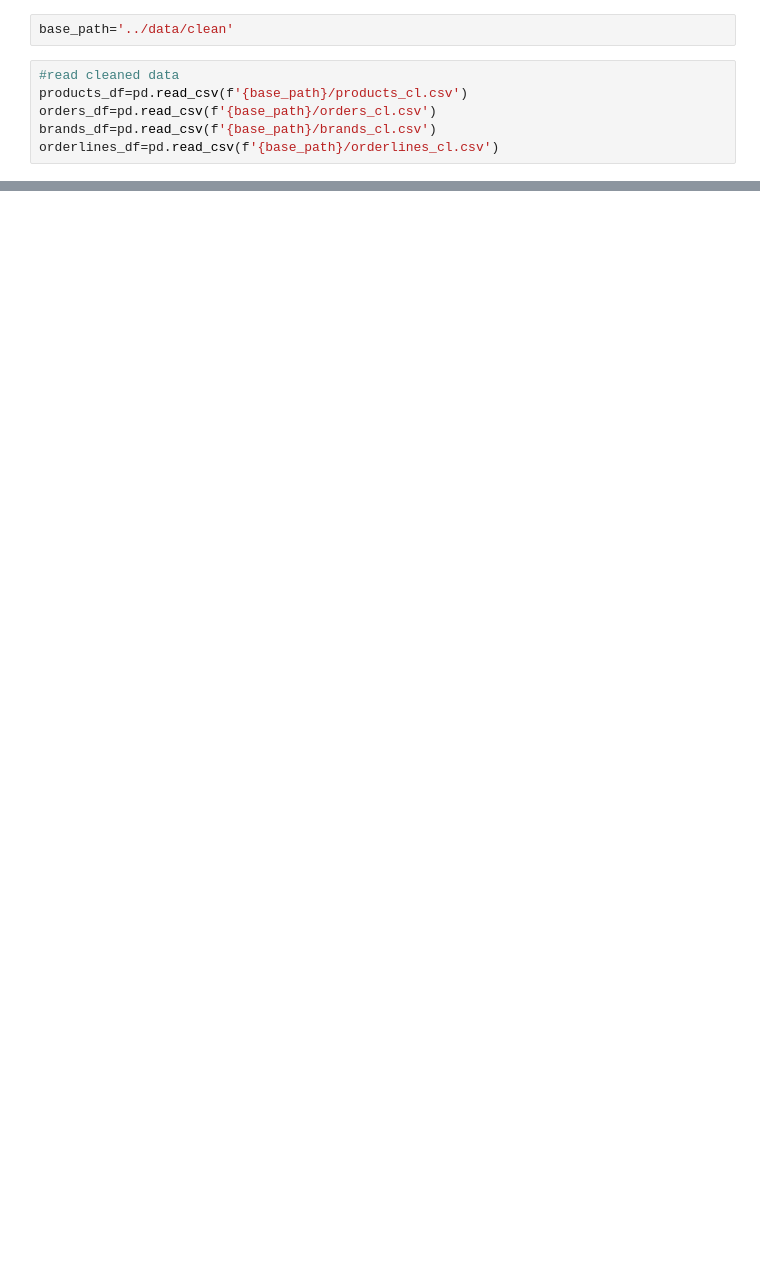
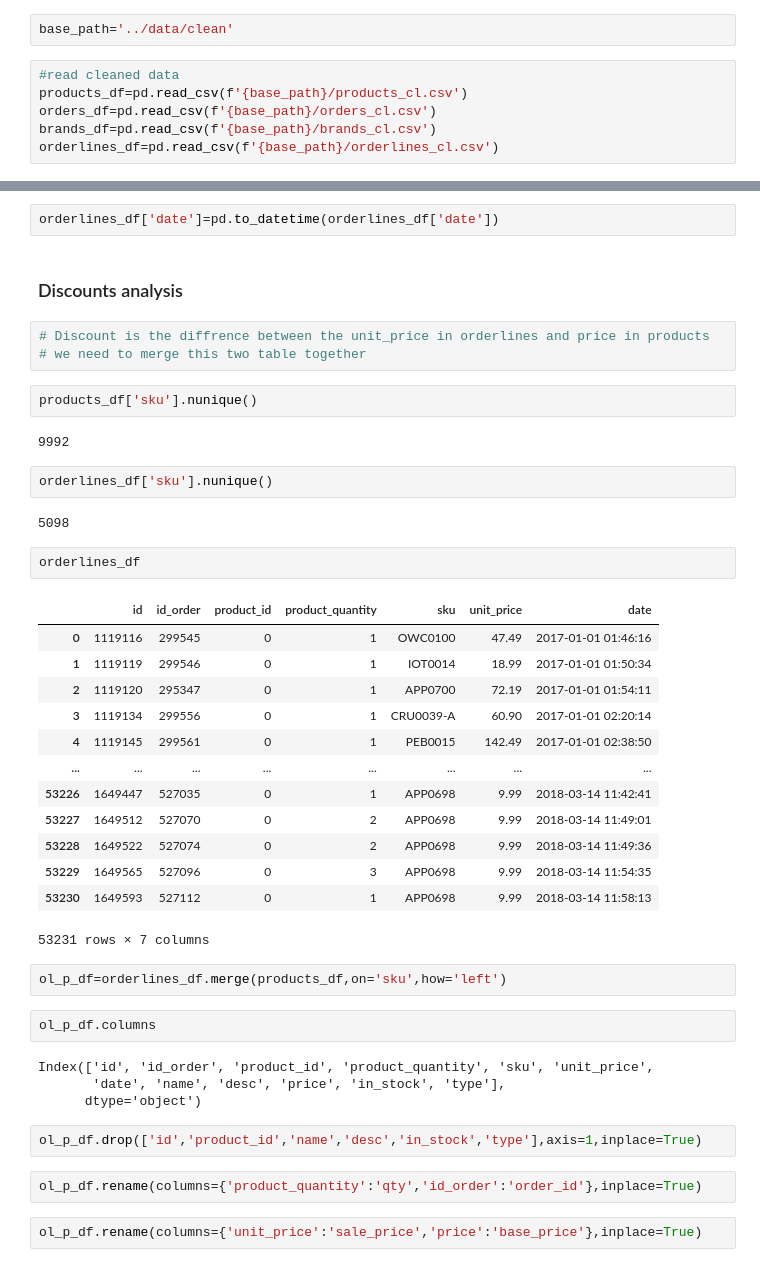
Before and after one commit to yazdan0101/ENIAC-discounts-strategy, a Jupyter notebook: notebooks/analysis.ipynb, the cells around one changed output, grey strips where cells are left out. Saved outputs shown, nothing was run; the diff lists cells and outputs as text; blank space fills up the shorter version.

```diff
--- a/notebooks/analysis.ipynb
+++ b/notebooks/analysis.ipynb
@@ -26,0 +17,45 @@ orders_df.loc[~orders_df['order_id'].isin(orderlines_df['id_order'])]
+# %%
+orderlines_df['date']=pd.to_datetime(orderlines_df['date'])
+# %% [markdown]
+### Discounts analysis
+# %%
+# Discount is the diffrence between the unit_price in orderlines and price in products
+# we need to merge this two table together
+# %%
+products_df['sku'].nunique()
+# %% [output]
+9992
+# %%
+orderlines_df['sku'].nunique()
+# %% [output]
+5098
+# %%
+orderlines_df
+# %% [output]
+|  | id | id_order | product_id | product_quantity | sku | unit_price | date |
+| 0 | 1119116 | 299545 | 0 | 1 | OWC0100 | 47.49 | 2017-01-01 01:46:16 |
+| 1 | 1119119 | 299546 | 0 | 1 | IOT0014 | 18.99 | 2017-01-01 01:50:34 |
+| 2 | 1119120 | 295347 | 0 | 1 | APP0700 | 72.19 | 2017-01-01 01:54:11 |
+| 3 | 1119134 | 299556 | 0 | 1 | CRU0039-A | 60.90 | 2017-01-01 02:20:14 |
+| 4 | 1119145 | 299561 | 0 | 1 | PEB0015 | 142.49 | 2017-01-01 02:38:50 |
+| ... | ... | ... | ... | ... | ... | ... | ... |
+| 53226 | 1649447 | 527035 | 0 | 1 | APP0698 | 9.99 | 2018-03-14 11:42:41 |
+| 53227 | 1649512 | 527070 | 0 | 2 | APP0698 | 9.99 | 2018-03-14 11:49:01 |
+| 53228 | 1649522 | 527074 | 0 | 2 | APP0698 | 9.99 | 2018-03-14 11:49:36 |
+| 53229 | 1649565 | 527096 | 0 | 3 | APP0698 | 9.99 | 2018-03-14 11:54:35 |
+| 53230 | 1649593 | 527112 | 0 | 1 | APP0698 | 9.99 | 2018-03-14 11:58:13 |
+53231 rows × 7 columns
+# %%
+ol_p_df=orderlines_df.merge(products_df,on='sku',how='left')
+# %%
+ol_p_df.columns
+# %% [output]
+Index(['id', 'id_order', 'product_id', 'product_quantity', 'sku', 'unit_price',
+       'date', 'name', 'desc', 'price', 'in_stock', 'type'],
+      dtype='object')
+# %%
+ol_p_df.drop(['id','product_id','name','desc','in_stock','type'],axis=1,inplace=True)
+# %%
+ol_p_df.rename(columns={'product_quantity':'qty','id_order':'order_id'},inplace=True)
+# %%
+ol_p_df.rename(columns={'unit_price':'sale_price','price':'base_price'},inplace=True)
```
Also changed, not shown: parts of 38 cells of this notebook, 5 other files.
